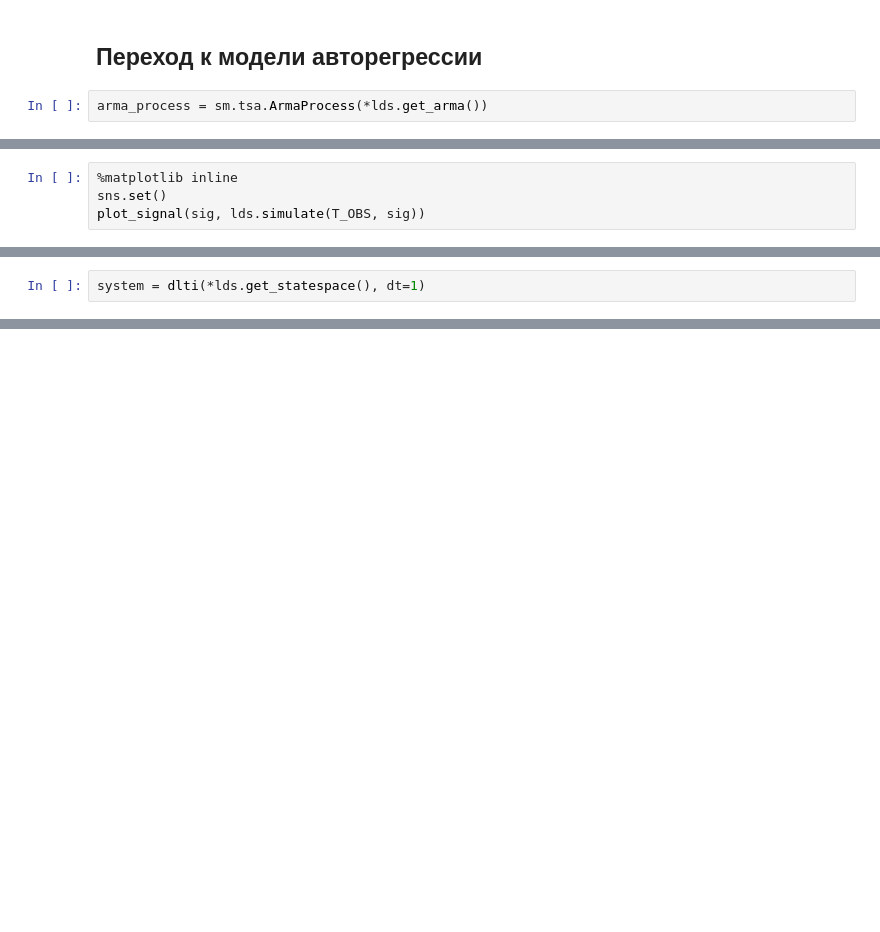
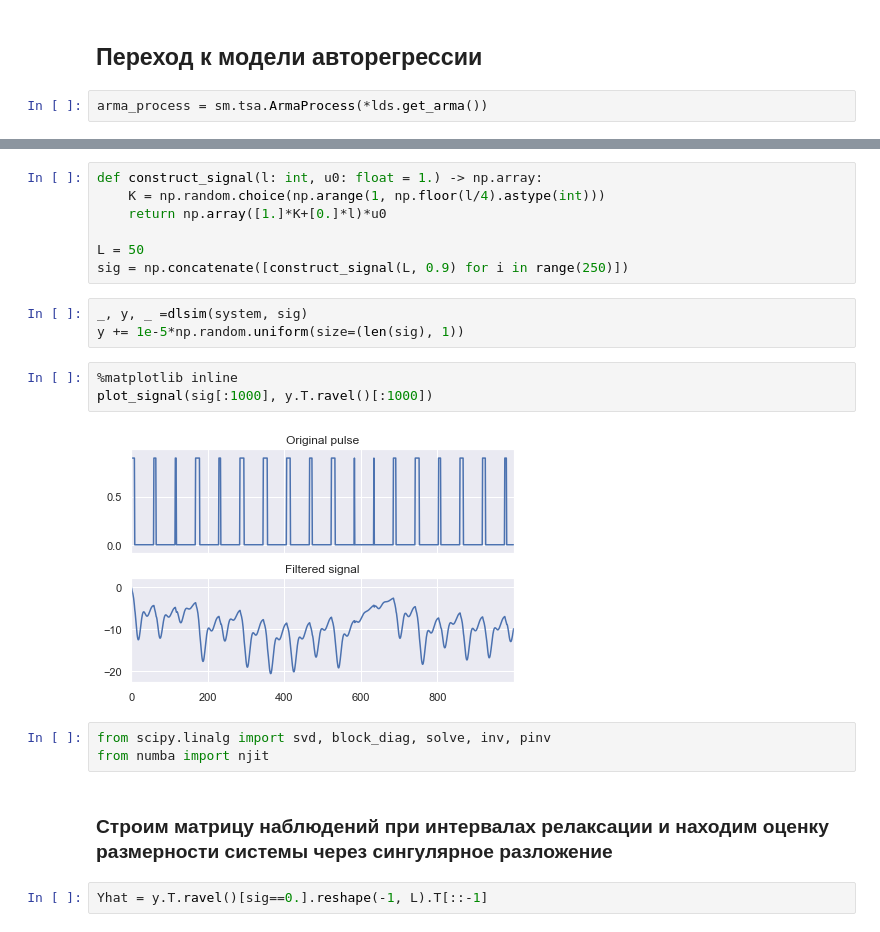
Before and after one commit to tupoylogin/linear_dynamics, a Jupyter notebook: LDSDemo.ipynb, the cells around one changed output, grey strips where cells are left out. Saved outputs shown, nothing was run; the diff lists cells and outputs as text; blank space fills up the shorter version.

```diff
--- a/LDSDemo.ipynb
+++ b/LDSDemo.ipynb
@@ -136,4 +100,0 @@ $\displaystyle \rho = \begin{bmatrix}
-# %%
-%matplotlib inline
-sns.set()
-plot_signal(sig, lds.simulate(T_OBS, sig))
@@ -144,2 +100,0 @@ plot_signal(sig, lds.simulate(T_OBS, sig))
-# %%
-system = dlti(*lds.get_statespace(), dt=1)
@@ -173,0 +107,22 @@ $\displaystyle  || \epsilon_{1,3} ||_\infty = 7.036404092336523e-05 $
+# %%
+def construct_signal(l: int, u0: float = 1.) -> np.array:
+    K = np.random.choice(np.arange(1, np.floor(l/4).astype(int)))
+    return np.array([1.]*K+[0.]*l)*u0
+
+L = 50
+sig = np.concatenate([construct_signal(L, 0.9) for i in range(250)])
+# %%
+_, y, _ =dlsim(system, sig)
+y += 1e-5*np.random.uniform(size=(len(sig), 1))
+# %%
+%matplotlib inline
+plot_signal(sig[:1000], y.T.ravel()[:1000])
+# %% [output]
+[figure, added]
+# %%
+from scipy.linalg import svd, block_diag, solve, inv, pinv
+from numba import njit
+# %% [markdown]
+### Строим матрицу наблюдений при интервалах релаксации и находим оценку размерности системы через сингулярное разложение
+# %%
+Yhat = y.T.ravel()[sig==0.].reshape(-1, L).T[::-1]
```
Also changed, not shown: parts of 36 cells of this notebook, 1 other file.
